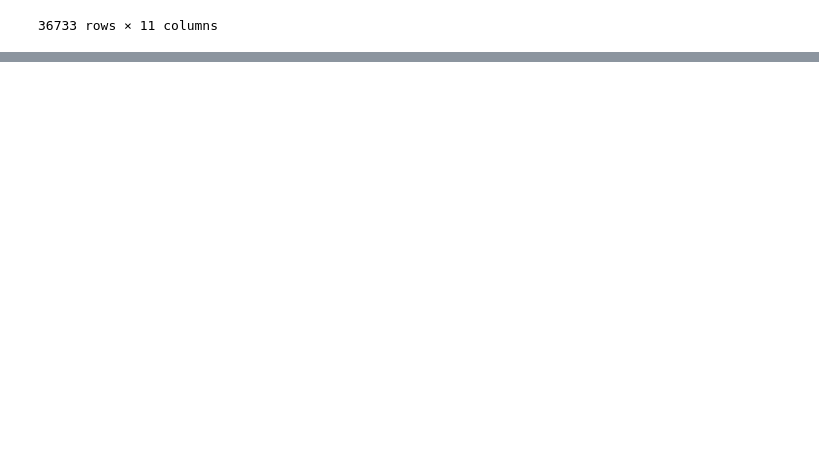
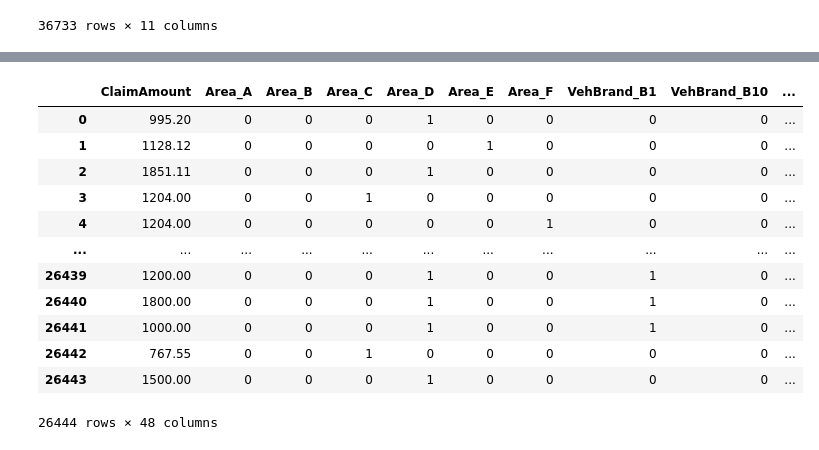
Before and after one commit to mickeyhqian/VoteEnsemble, a Jupyter notebook: dataProcessing.ipynb, the cells around one changed output, grey strips where cells are left out. Drawn from its saved outputs; the diff is of its cells as text; code cells hidden in the pictures; blank space fills up the shorter version.

```diff
--- a/dataProcessing.ipynb
+++ b/dataProcessing.ipynb
@@ -577,0 +674,17 @@ data.to_csv("/home/hqian/ResearchProjects/BaggingSAA/RealData/gas_turbine.csv",
+# %%
+data = pd.concat([dataSev2["ClaimAmount"], XComplete], axis=1)
+data
+# %% [output]
+|  | ClaimAmount | Area_A | Area_B | Area_C | Area_D | Area_E | Area_F | VehBrand_B1 | VehBrand_B10 | ... |
+| 0 | 995.20 | 0 | 0 | 0 | 1 | 0 | 0 | 0 | 0 | ... |
+| 1 | 1128.12 | 0 | 0 | 0 | 0 | 1 | 0 | 0 | 0 | ... |
+| 2 | 1851.11 | 0 | 0 | 0 | 1 | 0 | 0 | 0 | 0 | ... |
+| 3 | 1204.00 | 0 | 0 | 1 | 0 | 0 | 0 | 0 | 0 | ... |
+| 4 | 1204.00 | 0 | 0 | 0 | 0 | 0 | 1 | 0 | 0 | ... |
+| ... | ... | ... | ... | ... | ... | ... | ... | ... | ... | ... |
+| 26439 | 1200.00 | 0 | 0 | 0 | 1 | 0 | 0 | 1 | 0 | ... |
+| 26440 | 1800.00 | 0 | 0 | 0 | 1 | 0 | 0 | 1 | 0 | ... |
+| 26441 | 1000.00 | 0 | 0 | 0 | 1 | 0 | 0 | 1 | 0 | ... |
+| 26442 | 767.55 | 0 | 0 | 1 | 0 | 0 | 0 | 0 | 0 | ... |
+| 26443 | 1500.00 | 0 | 0 | 0 | 1 | 0 | 0 | 0 | 0 | ... |
+26444 rows × 48 columns
```
Also changed, not shown: parts of 9 cells of this notebook, 4 other files.
